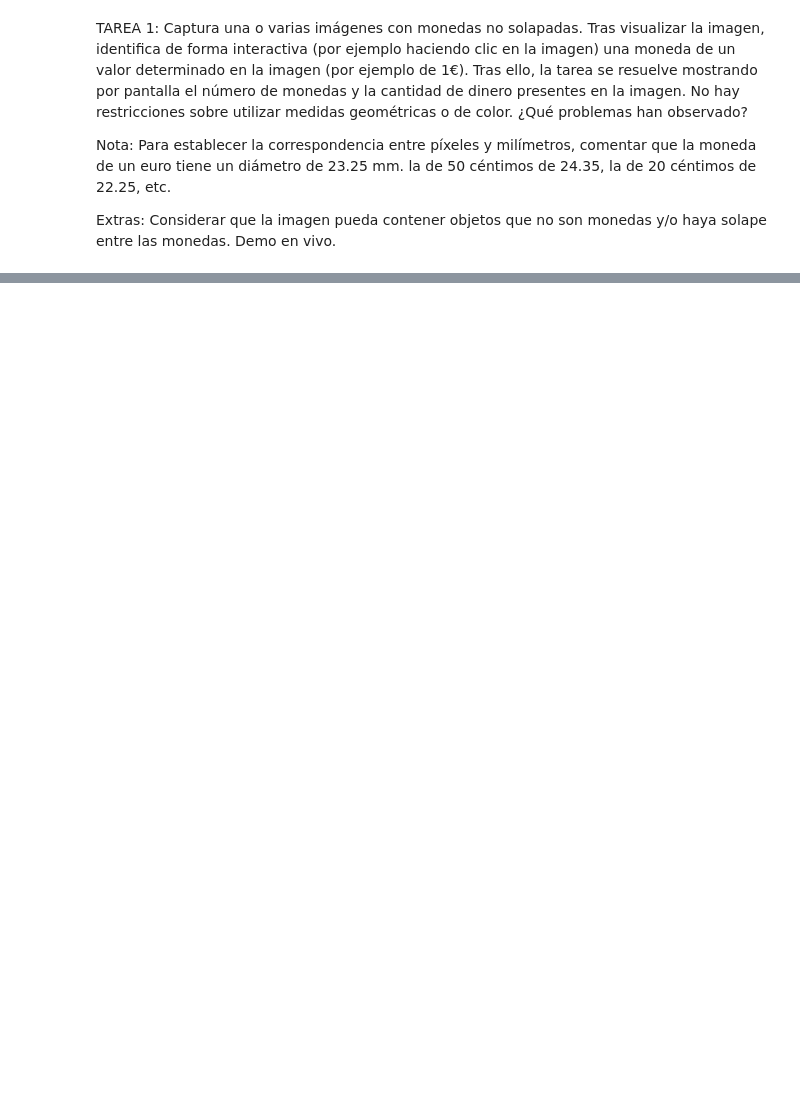
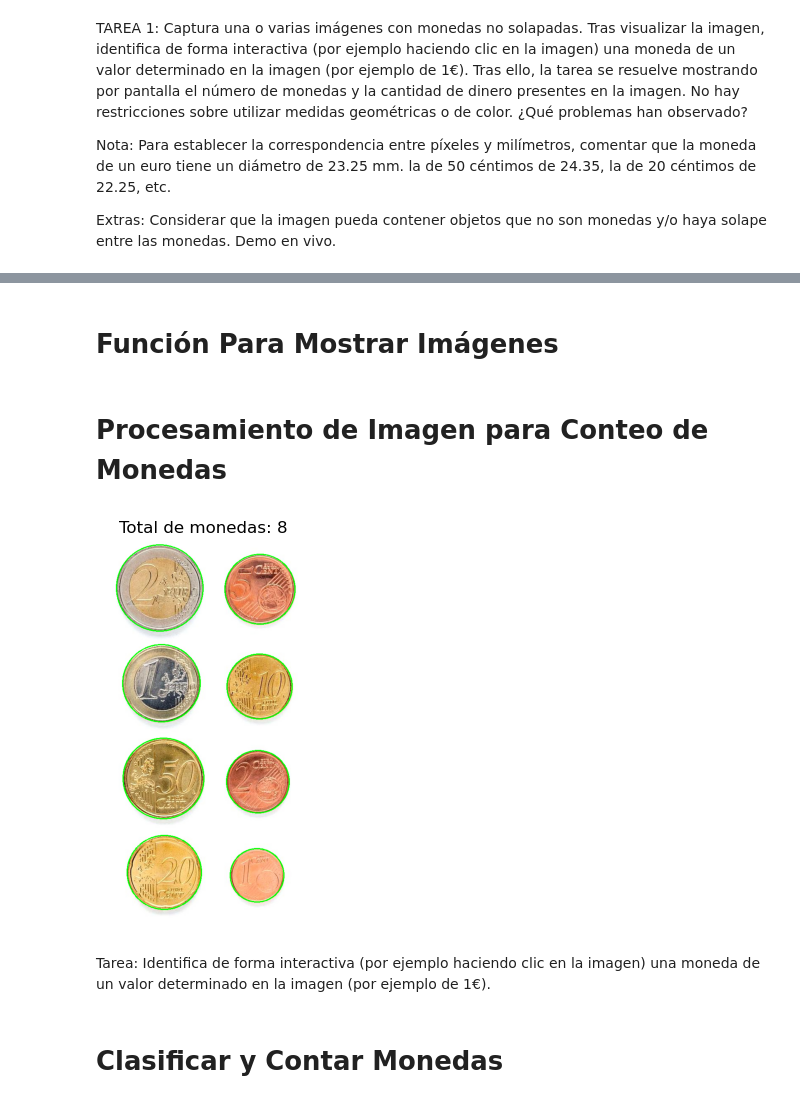
Before and after one commit to AdriTN/Pr-cticas-VC, a Jupyter notebook: P3/VC_P3.ipynb, the cells around one changed output, grey strips where cells are left out. Cells and saved outputs as stored; diff of their text form; code cells hidden in the pictures; blank space fills up the shorter version.

```diff
--- a/P3/VC_P3.ipynb
+++ b/P3/VC_P3.ipynb
@@ -114,0 +15,2 @@ Valor total de las monedas: 3.88 EUR
+# %% [markdown]
+# Función Para Mostrar Imágenes
@@ -114,0 +63,72 @@ Valor total de las monedas: 3.88 EUR
+# %% [markdown]
+# Procesamiento de Imagen para Conteo de Monedas
+# %%
+def detectar_monedas(image):
+    """
+    Detecta monedas en una imagen y dibuja los contornos de las monedas detectadas.
+
+    Args:
+        image (String): Dirección a la imagen a procesar.
+
+    Returns:
+        np.ndarray: Una imagen en formato RGB con los contornos de las monedas dibujados.
+    """
+
+    # Leer la imagen en RGB
+    img = cv2.cvtColor(cv2.imread(image), cv2.COLOR_BGR2RGB)
+
+    # Convertir la imagen a escala de grises
+    img_gris = cv2.cvtColor(img, cv2.COLOR_RGB2GRAY)
+
+    # Aplicar thresholding para obtener una imagen binaria
+    th, img_th = cv2.threshold(
+        img_gris,
+        0,
+        255,
+        cv2.THRESH_BINARY_INV + cv2.THRESH_OTSU
+    )
+
+    # Obtener los contornos exteriores de la imagen binaria
+    global contornos
+    contornos, jerarquia = cv2.findContours(
+        img_th,
+        cv2.RETR_EXTERNAL,
+        cv2.CHAIN_APPROX_SIMPLE
+    )
+
+    # Dibujar los contornos de las monedas en la imagen original
+    # Si hay contornos, dibujarlos en la imagen original
+    if contornos is not None:
+        monedas = 0
+
+        # Iterar sobre los contornos
+        for contorno in contornos:
+            # Filtrar contornos pequeños
+            if cv2.contourArea(contorno) > 10:
+                monedas += 1
+                # Obtener el centro y radio del círculo que encierra el contorno
+                (x, y), radius = cv2.minEnclosingCircle(contorno)
+                center = (int(x), int(y))
+                radius = int(radius)
+                cv2.circle(img, center, radius, (0, 255, 0), 2)
+
+    return img, monedas
+
+# Probar la función con una imagen
+img1, titulo1 = detectar_monedas("./assets/Monedas.jpg")
+
+# Listas de imágenes y títulos
+imgs = [img1]
+titulos = [titulo1]
+
+# Mostrar la imagen original y la imagen con los contornos de las monedas
+mostrar_imagenes(
+    imgs,
+    [f'Total de monedas: {titulo}' for titulo in titulos]
+)
+# %% [output]
+[figure, added]
+# %% [markdown]
+Tarea: Identifica de forma interactiva (por ejemplo haciendo clic en la imagen) una moneda de un valor determinado en la imagen (por ejemplo de 1€).
+# %% [markdown]
+# Clasificar y Contar Monedas
```
Also changed, not shown: parts of 12 cells of this notebook.
